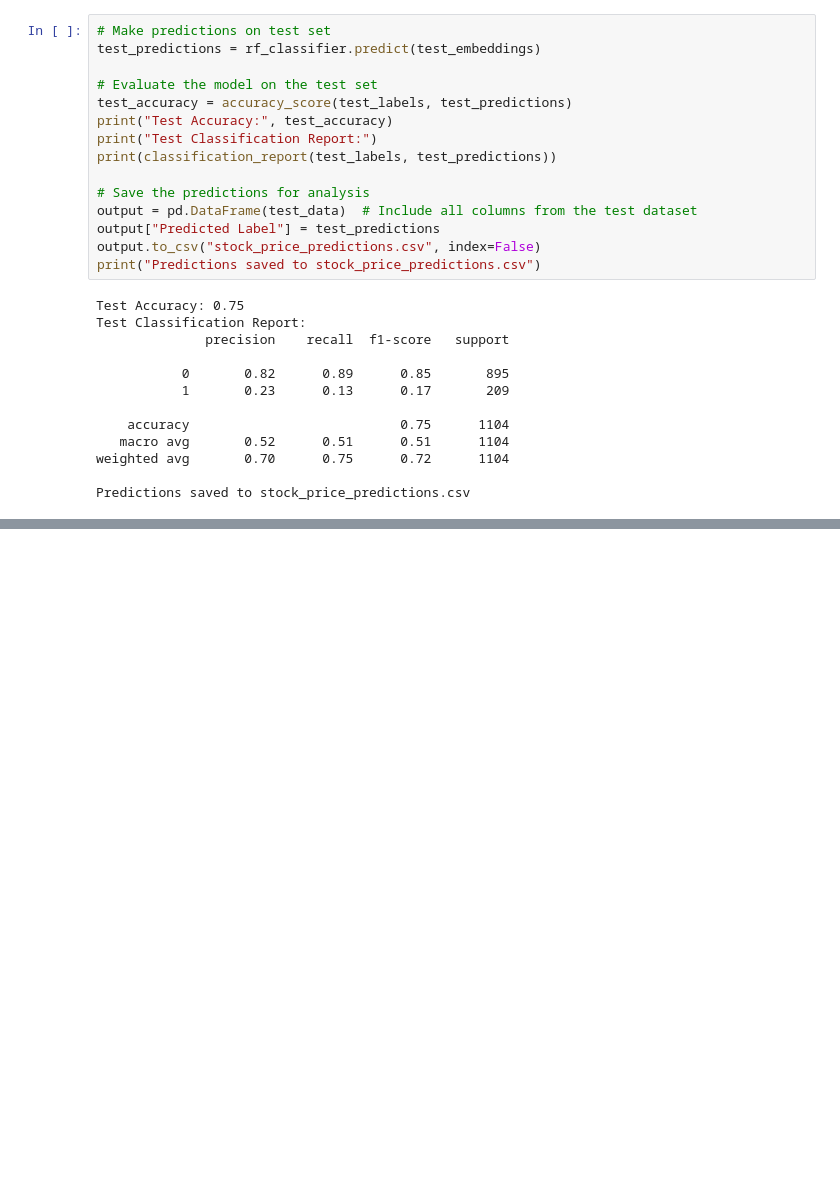
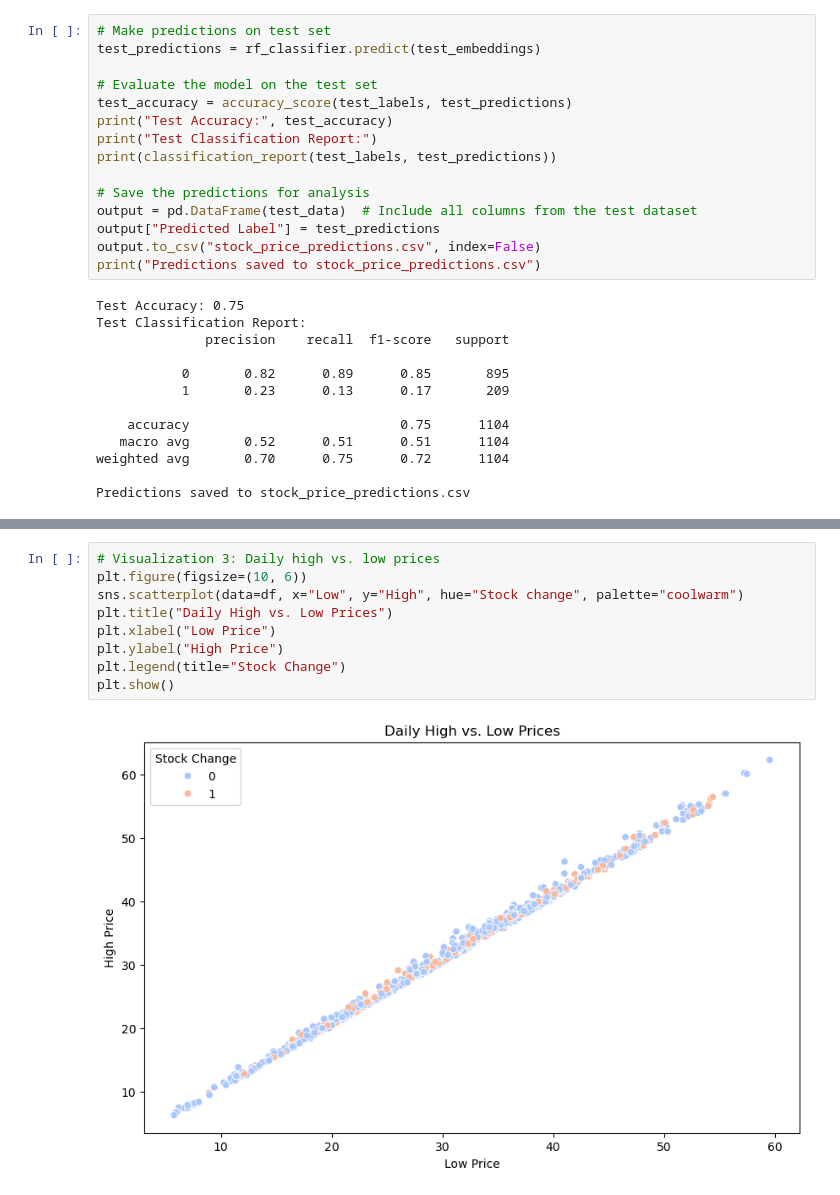
Before and after one commit to TianxiangW1206/Gist_token_BERT_aapl, a Jupyter notebook: Gist_token_model.ipynb, the cells around one changed output, grey strips where cells are left out. Cells and saved outputs as stored; diff of their text form; blank space fills up the shorter version.

```diff
--- a/Gist_token_model.ipynb
+++ b/Gist_token_model.ipynb
@@ -533,0 +448,11 @@ Predictions saved to stock_price_predictions.csv
+# %%
+# Visualization 3: Daily high vs. low prices
+plt.figure(figsize=(10, 6))
+sns.scatterplot(data=df, x="Low", y="High", hue="Stock change", palette="coolwarm")
+plt.title("Daily High vs. Low Prices")
+plt.xlabel("Low Price")
+plt.ylabel("High Price")
+plt.legend(title="Stock Change")
+plt.show()
+# %% [output]
+[figure, added]
```
Also changed, not shown: parts of 20 cells of this notebook.
